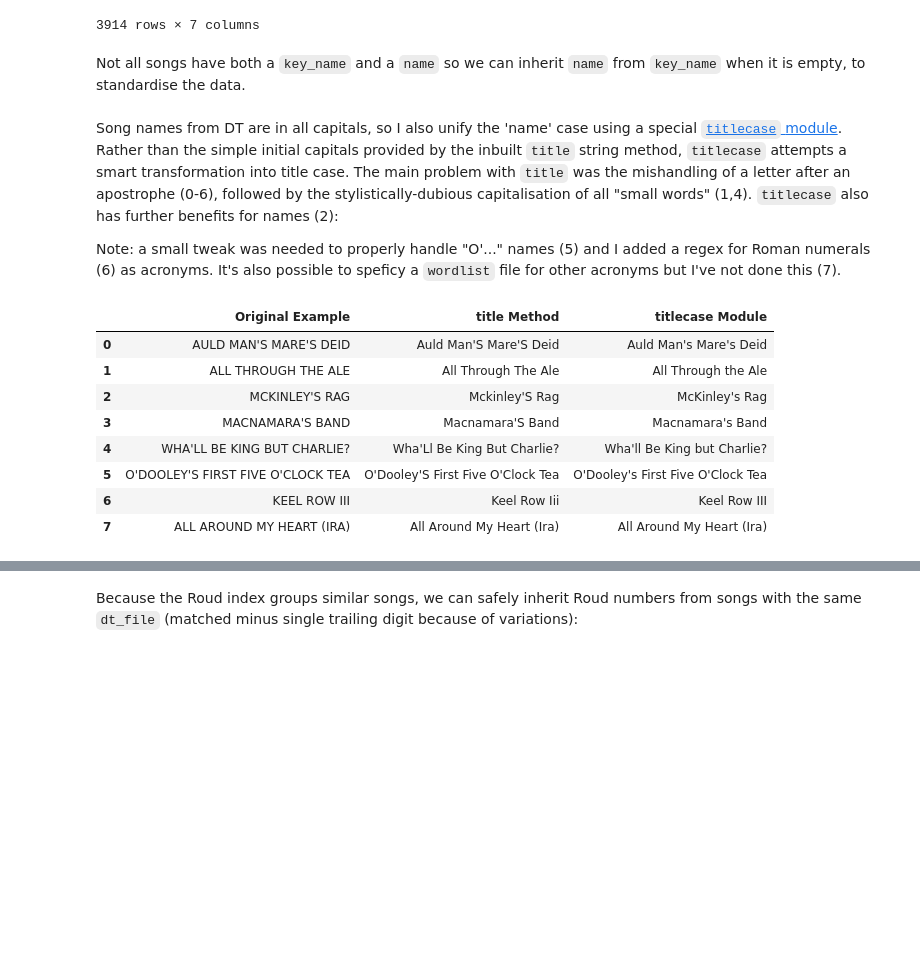
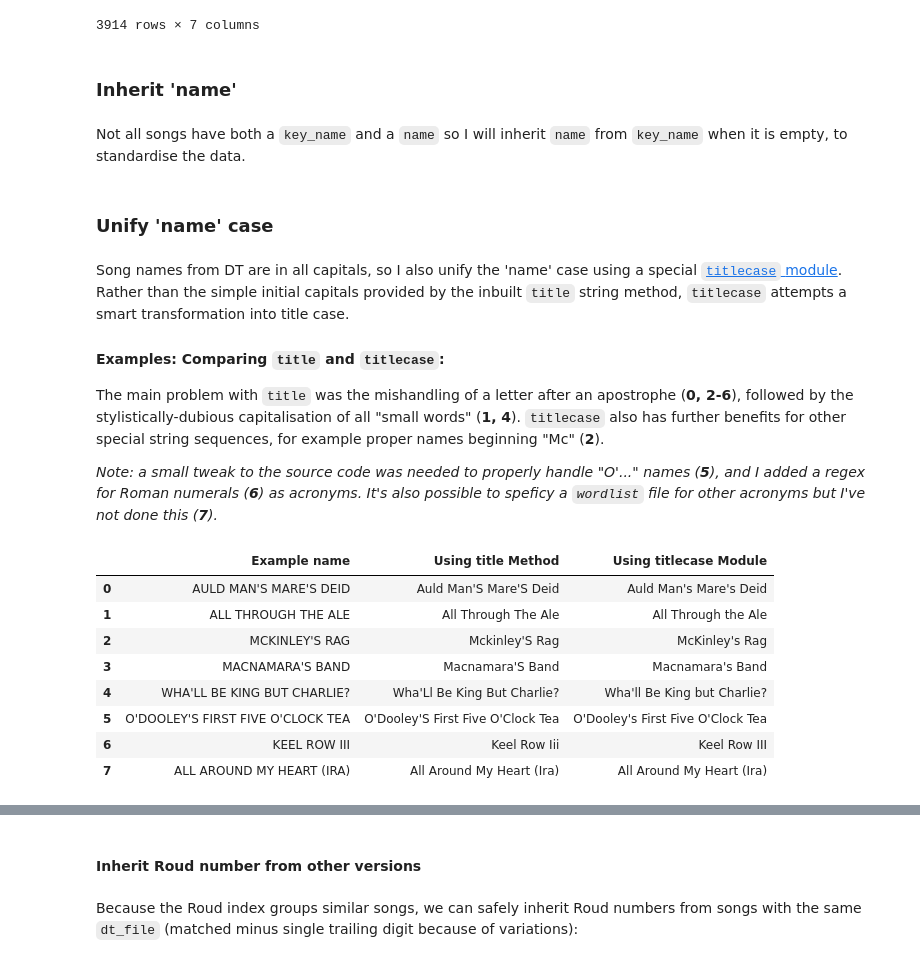
Before and after one commit to sian0x0/Roud-Song-Clusters, a Jupyter notebook: Roud-Clusters.ipynb, the cells around one changed output, grey strips where cells are left out. Saved outputs shown, nothing was run; the diff lists cells and outputs as text; code cells hidden in the pictures; blank space fills up the shorter version.

```diff
--- a/Roud-Clusters.ipynb
+++ b/Roud-Clusters.ipynb
@@ -930,35 +930,42 @@ df_lyrics[['key_name', 'name', 'version_in_key', 'bi_file', 'st_file', 'roud', '
 | 10109 | NaN | ZEB TOURNEY'S GIRL | NaN | LE18 | LE18 Full | 2249 | Down in the Tennessee mountains,\... |
 | 10110 | NaN | ZEBRA DUN | NaN | LB16 | NaN | 3237 | We was camped on the plains at th... |
 3914 rows × 7 columns
+# %% [markdown]
+### Inherit 'name'
 # %% [markdown]
-Not all songs have both a `key_name` and a `name` so we can inherit `name` from `key_name` when it is empty, to standardise the data.
+Not all songs have both a `key_name` and a `name` so I will inherit `name` from `key_name` when it is empty, to standardise the data.
 # %%
 df_lyrics['name'] = df_lyrics['name'].fillna(df_lyrics['key_name'])
+# %% [markdown]
+### Unify 'name' case
 # %% [markdown]
-Song names from DT are in all capitals, so I also unify the 'name' case using a special [`titlecase` module](https://pypi.org/project/titlecase/). Rather than the simple initial capitals provided by the inbuilt `title` string method, `titlecase` attempts a smart transformation into title case. The main problem with `title` was the mishandling of a letter after an apostrophe (0-6), followed by the stylistically-dubious capitalisation of all "small words" (1,4). `titlecase` also has further benefits for names (2):
+Song names from DT are in all capitals, so I also unify the 'name' case using a special [`titlecase` module](https://pypi.org/project/titlecase/). Rather than the simple initial capitals provided by the inbuilt `title` string method, `titlecase` attempts a smart transformation into title case.
 
-Note: a small tweak was needed to properly handle "O'..." names (5) and I added a regex for Roman numerals (6) as acronyms. It's also possible to speficy a `wordlist` file for other acronyms but I've not done this (7).
+#### Examples: Comparing `title` and `titlecase`:
+The main problem with `title` was the mishandling of a letter after an apostrophe (**0, 2-6**), followed by the stylistically-dubious capitalisation of all "small words" (**1, 4**). `titlecase` also has further benefits for other special string sequences, for example proper names beginning "Mc" (**2**).
+
+*Note: a small tweak to the source code was needed to properly handle "O'..." names (**5**), and I added a regex for Roman numerals (**6**) as acronyms. It's also possible to speficy a `wordlist` file for other acronyms but I've not done this (**7**).*
 # %%
+%autoreload 2
 from titlecase import titlecase
 # note: edit required to titlecase.__init__.py:
 #             if all_caps:
 #                 if UC_INITIALS.match(word):
 #                     tc_line.append(word)
 #                     continue
 #                 word = word.lower() #moved from below to fix o' names in all caps
 # also added (IX|IV|V?I{0,3}) regex for low roman numerals
-%autoreload 2
 
 test_titles = ["AULD MAN'S MARE'S DEID", "ALL THROUGH THE ALE", "MCKINLEY'S RAG", "MACNAMARA'S BAND", "WHA'LL BE KING BUT CHARLIE?","O'DOOLEY'S FIRST FIVE O'CLOCK TEA","KEEL ROW III",
     "ALL AROUND MY HEART (IRA)"]
 df_title_test = pd.DataFrame({
-    "Original Example": test_titles,
-    "title Method": [s.title() for s in test_titles],
-    "titlecase Module": [titlecase(s) for s in test_titles]
+    "Example name": test_titles,
+    "Using title Method": [s.title() for s in test_titles],
+    "Using titlecase Module": [titlecase(s) for s in test_titles]
 })
 df_title_test
 # %% [output]
-|  | Original Example | title Method | titlecase Module |
+|  | Example name | Using title Method | Using titlecase Module |
 | 0 | AULD MAN'S MARE'S DEID | Auld Man'S Mare'S Deid | Auld Man's Mare's Deid |
 | 1 | ALL THROUGH THE ALE | All Through The Ale | All Through the Ale |
 | 2 | MCKINLEY'S RAG | Mckinley'S Rag | McKinley's Rag |
@@ -993,6 +1000,8 @@ df_lyrics
 | 10112 | NaN | Zuleika | NaN | NaN | ZULIKA | NaN | Zuleika was fair to see,\nA fair ... |
 | 10113 | NaN | The Zulu King | NaN | NaN | ZULUKING | NaN | Oh the Zulu king with the big nos... |
 10114 rows × 7 columns
+# %% [markdown]
+#### Inherit Roud number from other versions
 # %% [markdown]
 Because the Roud index groups similar songs, we can safely inherit Roud numbers from songs with the same `dt_file` (matched minus single trailing digit because of variations):
 # %%
```
Also changed, not shown: parts of 13 cells of this notebook.
